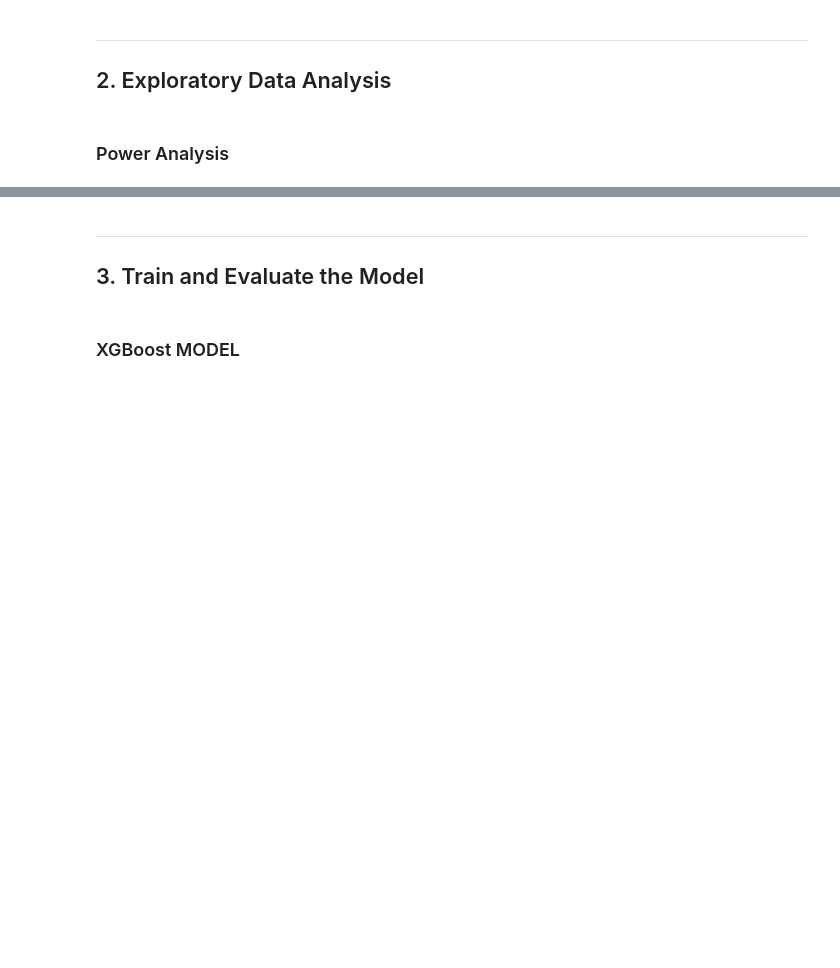
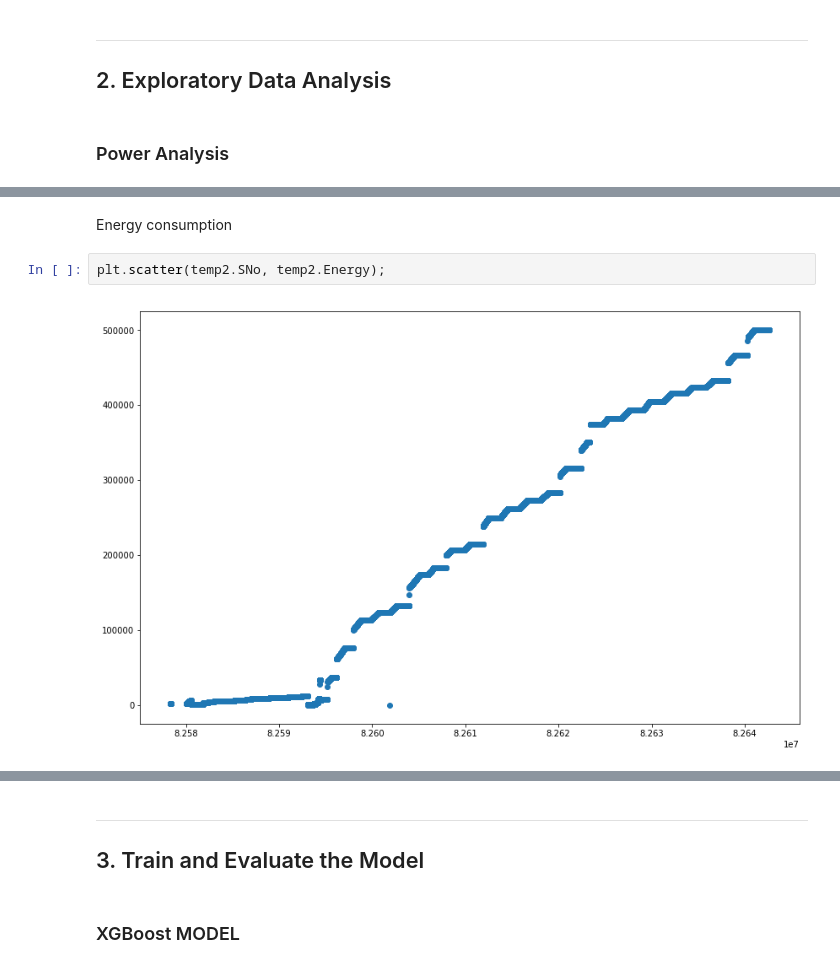
Before and after one commit to jadoonengr/BTS-Analysis, a Jupyter notebook: BTS-Analysis.ipynb, the cells around one changed output, grey strips where cells are left out. Cells and saved outputs as stored; diff of their text form; blank space fills up the shorter version.

```diff
--- a/BTS-Analysis.ipynb
+++ b/BTS-Analysis.ipynb
@@ -137,0 +159,6 @@ plt.plot(temp2.SNo, temp2.Energy);
+# %% [markdown]
+Energy consumption
+# %%
+plt.scatter(temp2.SNo, temp2.Energy);
+# %% [output]
+[figure, added]
```
Also changed, not shown: parts of 15 cells of this notebook.
